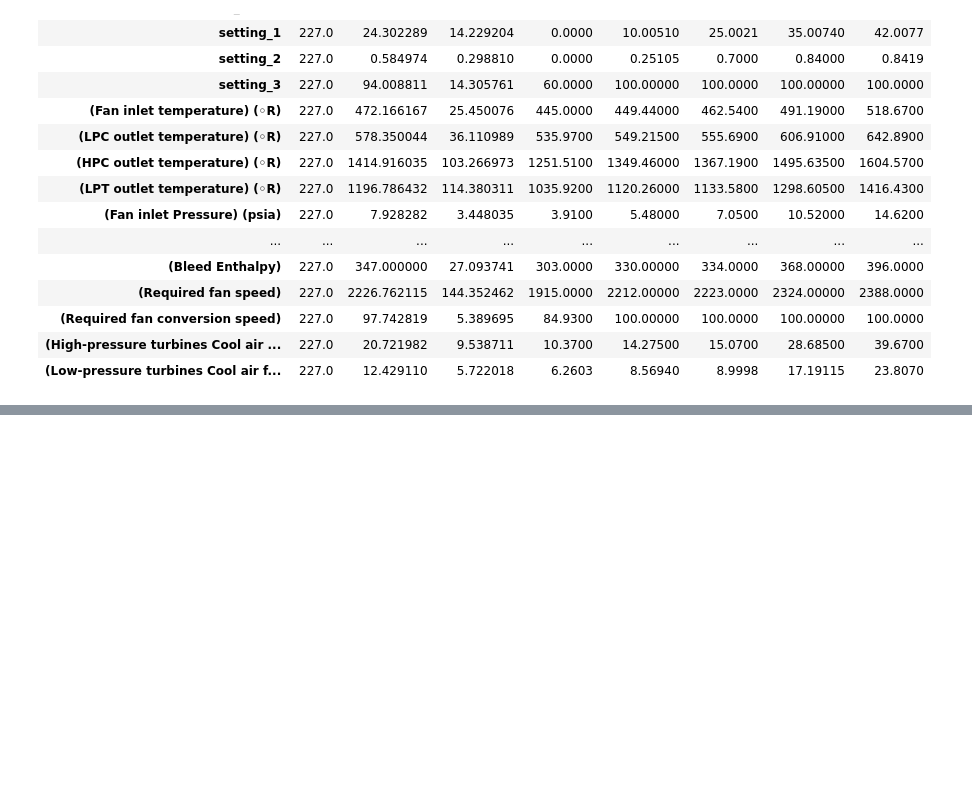
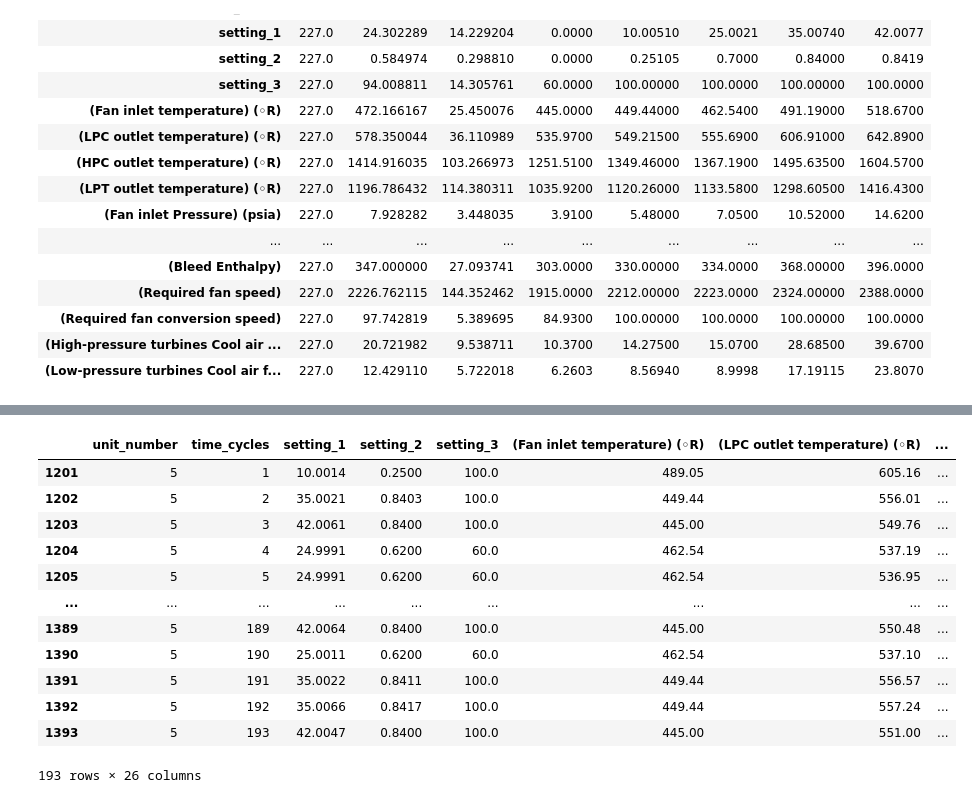
Before and after one commit to yadvendrasinghshekhawat02-design/first-, a Jupyter notebook: fd004_analysis.ipynb, the cells around one changed output, grey strips where cells are left out. Saved outputs shown, nothing was run; the diff lists cells and outputs as text; code cells hidden in the pictures; blank space fills up the shorter version.

```diff
--- a/fd004_analysis.ipynb
+++ b/fd004_analysis.ipynb
@@ -150,0 +170,16 @@ plt.show()
+# %%
+engine_5
+# %% [output]
+|  | unit_number | time_cycles | setting_1 | setting_2 | setting_3 | (Fan inlet temperature) (◦R) | (LPC outlet temperature) (◦R) | ... |
+| 1201 | 5 | 1 | 10.0014 | 0.2500 | 100.0 | 489.05 | 605.16 | ... |
+| 1202 | 5 | 2 | 35.0021 | 0.8403 | 100.0 | 449.44 | 556.01 | ... |
+| 1203 | 5 | 3 | 42.0061 | 0.8400 | 100.0 | 445.00 | 549.76 | ... |
+| 1204 | 5 | 4 | 24.9991 | 0.6200 | 60.0 | 462.54 | 537.19 | ... |
+| 1205 | 5 | 5 | 24.9991 | 0.6200 | 60.0 | 462.54 | 536.95 | ... |
+| ... | ... | ... | ... | ... | ... | ... | ... | ... |
+| 1389 | 5 | 189 | 42.0064 | 0.8400 | 100.0 | 445.00 | 550.48 | ... |
+| 1390 | 5 | 190 | 25.0011 | 0.6200 | 60.0 | 462.54 | 537.10 | ... |
+| 1391 | 5 | 191 | 35.0022 | 0.8411 | 100.0 | 449.44 | 556.57 | ... |
+| 1392 | 5 | 192 | 35.0066 | 0.8417 | 100.0 | 449.44 | 557.24 | ... |
+| 1393 | 5 | 193 | 42.0047 | 0.8400 | 100.0 | 445.00 | 551.00 | ... |
+193 rows × 26 columns
```
Also changed, not shown: parts of 9 cells of this notebook, 1 other file.
